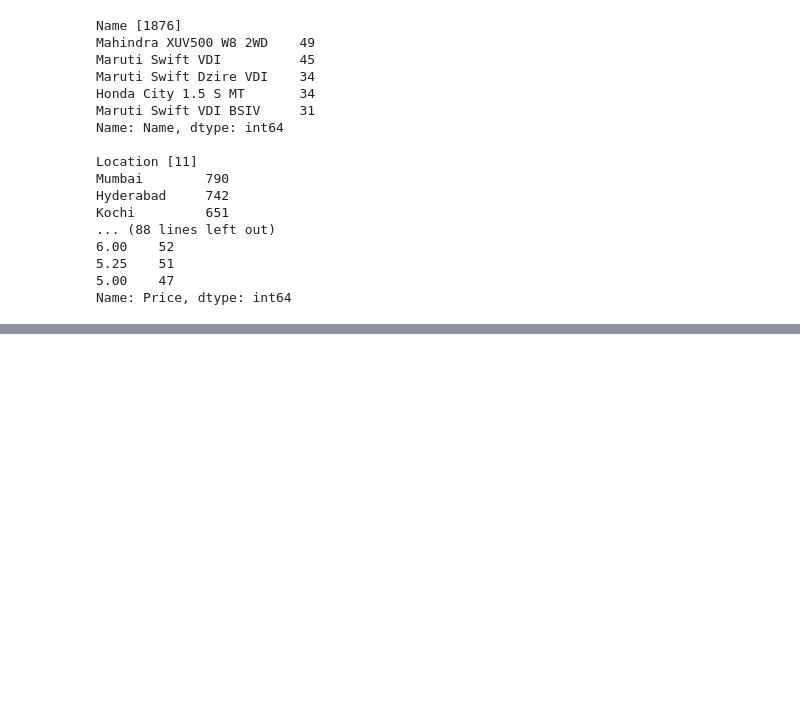
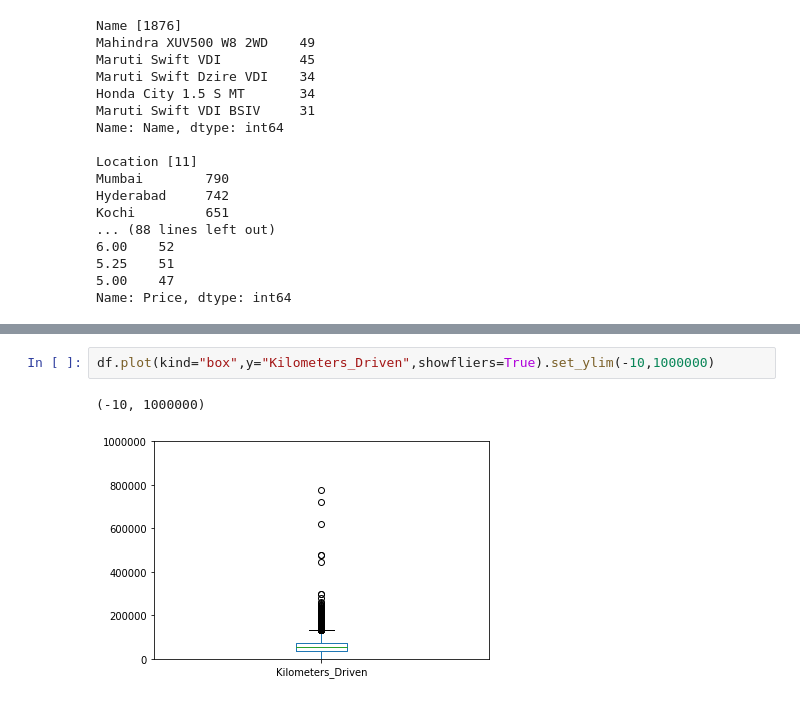
Before and after one commit to simon3358/oznal_2020, a Jupyter notebook: projekt.ipynb, the cells around one changed output, grey strips where cells are left out. Saved outputs shown, nothing was run; the diff lists cells and outputs as text; blank space fills up the shorter version.

```diff
--- a/projekt.ipynb
+++ b/projekt.ipynb
@@ -99,0 +152,5 @@ Name: Price, dtype: int64
+# %%
+df.plot(kind="box",y="Kilometers_Driven",showfliers=True).set_ylim(-10,1000000)
+# %% [output]
+(-10, 1000000)
+[figure, added]
```
Also changed, not shown: parts of 7 cells of this notebook, 1 other file.
